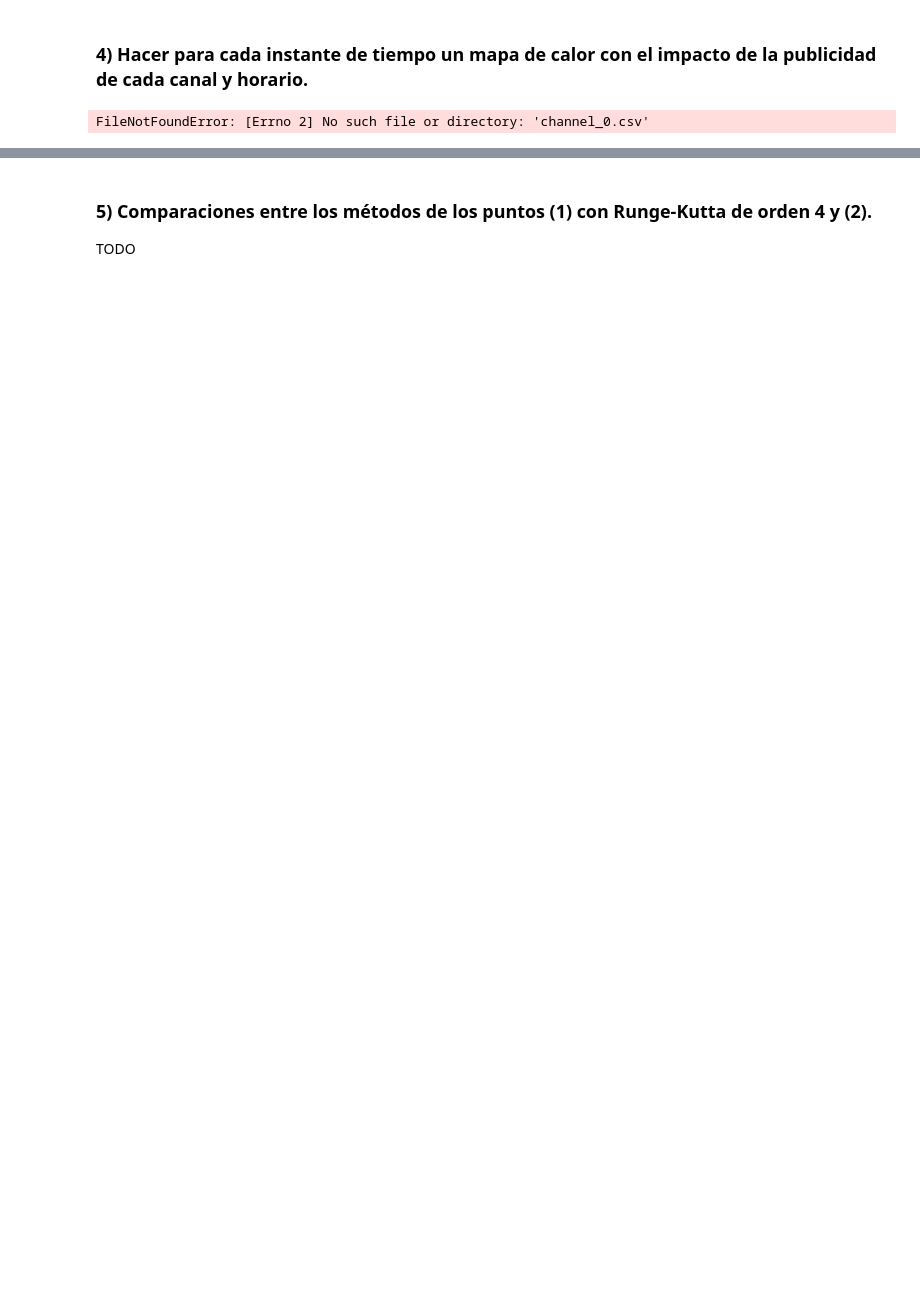
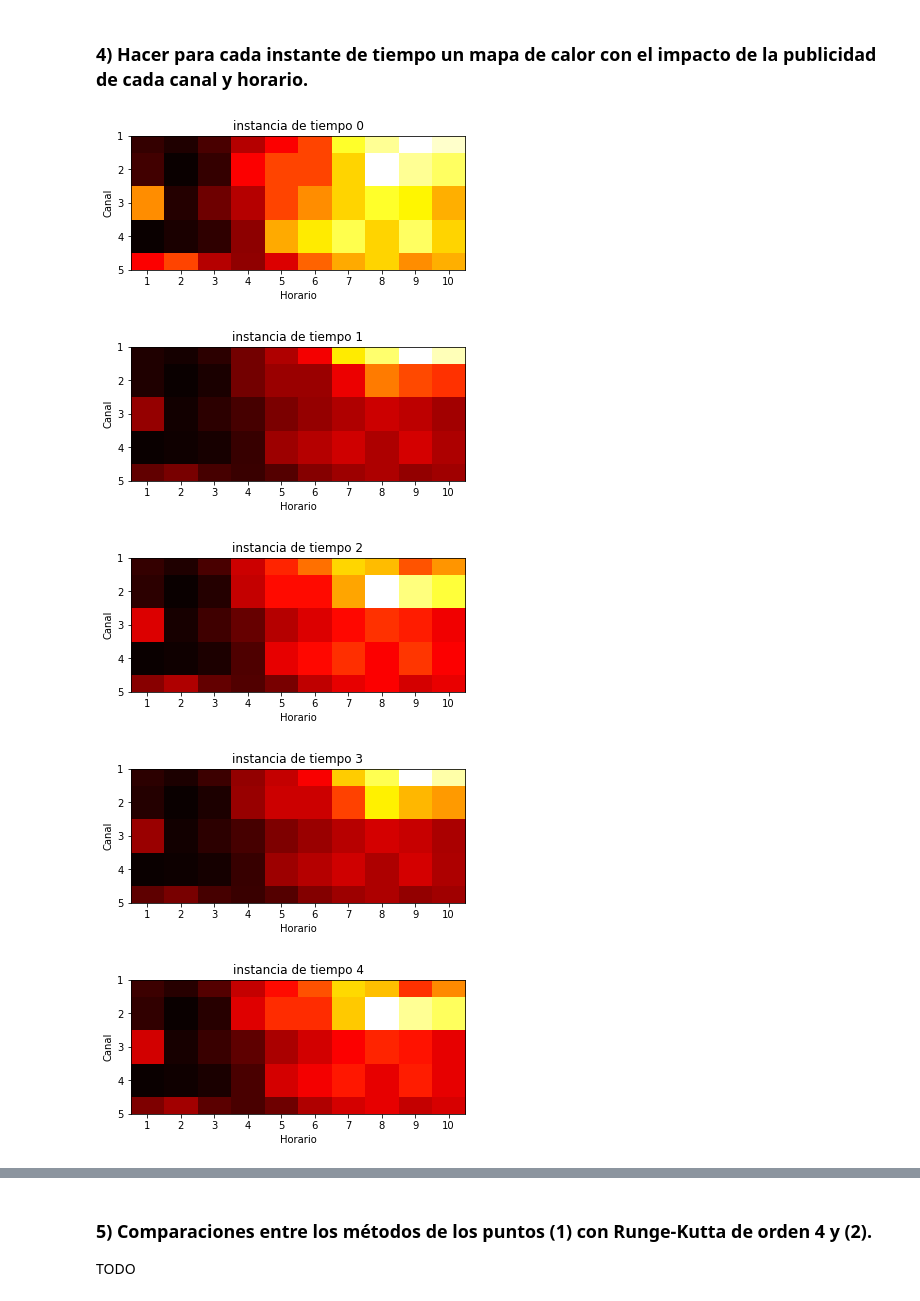
Before and after one commit to AriMirra/python-math, a Jupyter notebook: tp3/TP3.ipynb, the cells around one changed output, grey strips where cells are left out. Saved outputs shown, nothing was run; the diff lists cells and outputs as text; code cells hidden in the pictures; blank space fills up the shorter version.

```diff
--- a/tp3/TP3.ipynb
+++ b/tp3/TP3.ipynb
@@ -132,40 +131,37 @@ for i in range(len(time_instances)):
 # %% [markdown]
 ### 4) Hacer para cada instante de tiempo un mapa de calor con el impacto de la publicidad de cada canal y horario.
-# %%
-import numpy as np
-import matplotlib.pyplot as plt
-
-# https://matplotlib.org/3.1.1/gallery/images_contours_and_fields/image_annotated_heatmap.html
-for i in range(len(coef_k)):
-    rows_horarios = ["h0", "h1", "h2", "h3", "h4", "h5", "h6", "h7", "h8", "h9"]
-    cols_times = ["t0", "t1", "t2", "t3", "t4", "t5", "t6", "t7", "t8", "t9"]
-    f = open("channel_"+str(i)+".csv", "r")
-    matrix = []
-    pre_matrix = f.readlines()
-    for item in pre_matrix:
-        new_item = item.split(",")
-        row = []
-        for subitem in new_item:
-            row.append(float(subitem.rstrip()))
-        matrix.append(row)
-    matrix_2 = np.array(matrix)
-    fig, ax = plt.subplots()
-    im = ax.imshow(matrix_2)
-    ax.set_xticks(range(len(cols_times)))
-    ax.set_yticks(range(len(rows_horarios)))
-    ax.set_xticklabels(cols_times)
-    ax.set_yticklabels(rows_horarios)
-    plt.setp(ax.get_xticklabels(), rotation=45, ha="right",
-            rotation_mode="anchor")
-    for k in range(len(cols_times)):
-        for j in range(len(rows_horarios)):
-            text = ax.text(j, k, matrix_2[k, j],
-                          ha="center", va="center")
-
-    ax.set_title("Channel " + str(i))
-#     fig.tight_layout()
-    plt.show()
-
-    f.close()
-# %% [output]
-FileNotFoundError: [Errno 2] No such file or directory: 'channel_0.csv'
+# %%
+import matplotlib.pyplot as plt
+import numpy as np
+
+def graph_hot():
+    channels = np.arange(1,6)
+    times = np.arange(1,11)
+
+    for i in range(10):
+        result = np.genfromtxt("time_instance_"+str(i)+".csv", delimiter=",")
+
+        fig, ax = plt.subplots()
+        ax.imshow(result, cmap="hot")
+
+        ax.set_xticks(np.arange(len(times)))
+        ax.set_yticks(np.arange(len(channels)))
+
+        ax.set_xticklabels(times)
+        ax.set_yticklabels(channels)
+
+        ax.set_xlabel("Horario")
+        ax.set_ylabel("Canal")
+        ax.set_title("instancia de tiempo " + str(i))
+
+        plt.savefig("heat_map_"+str(i)+".png")
+        plt.show()
+
+
+graph_hot()
+# %% [output]
+[figure, added]
+[figure, added]
+[figure, added]
+[figure, added]
+[figure, added]
```
Also changed, not shown: parts of 5 cells of this notebook, 20 other files.
